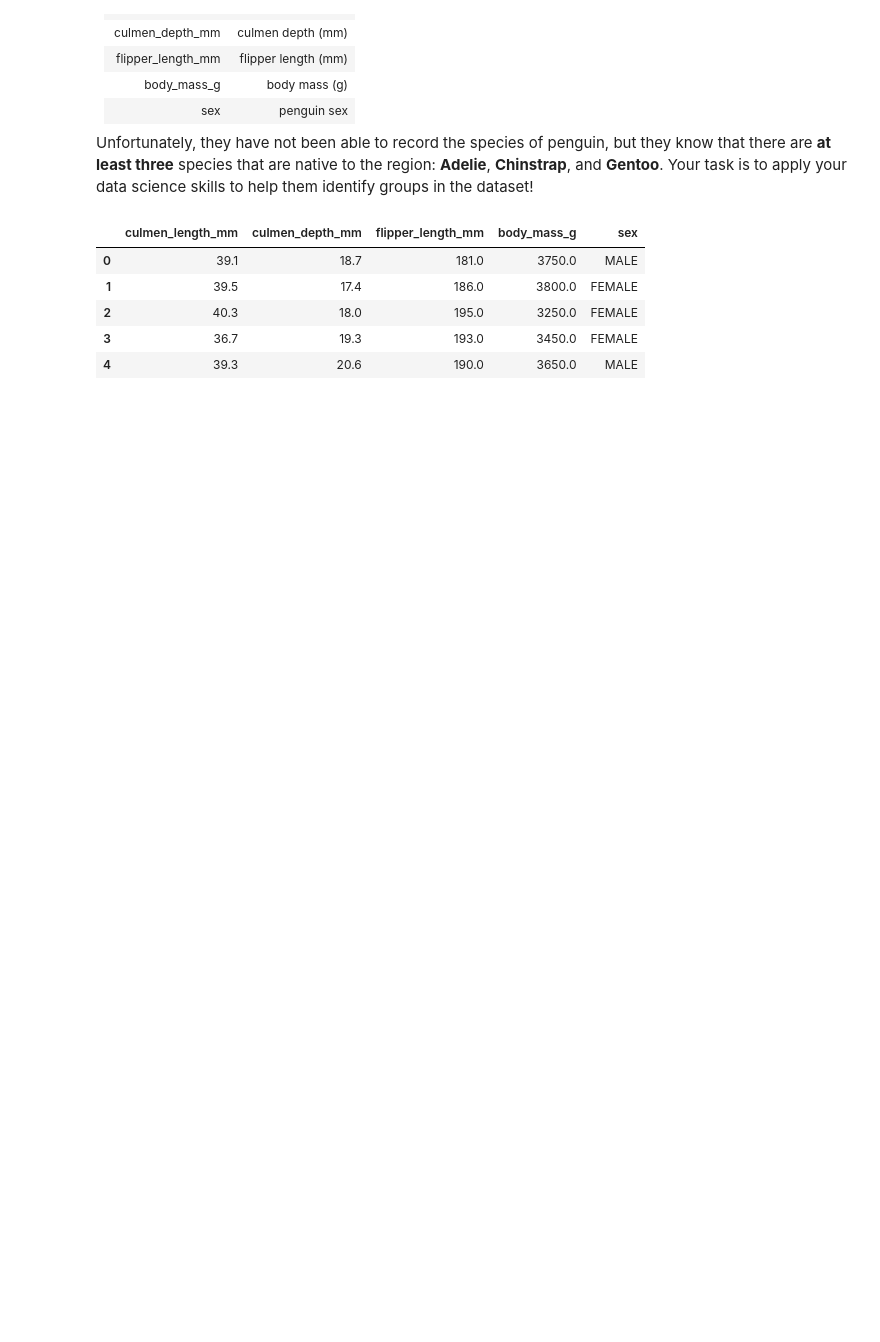
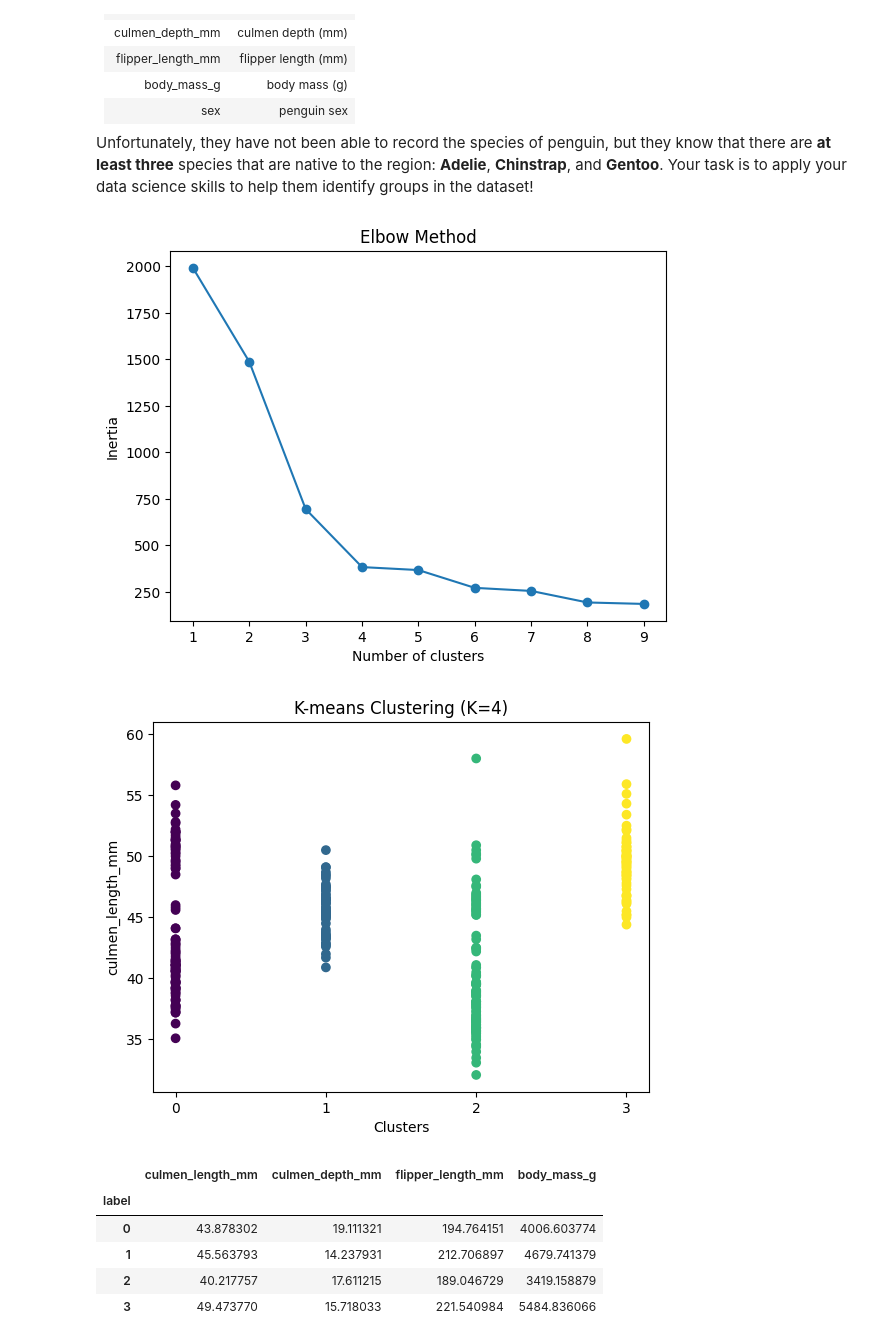
Before and after one commit to annecabz/Clustering-Antarctic-Penguin-Species, a Jupyter notebook: notebook.ipynb, the cells around one changed output. Saved outputs shown, nothing was run; the diff lists cells and outputs as text; code cells hidden in the pictures; blank space fills up the shorter version.

```diff
--- a/notebook.ipynb
+++ b/notebook.ipynb
@@ -20,35 +20,65 @@ Unfortunately, they have not been able to record the species of penguin, but the
 # %%
 # Import Required Packages
 import pandas as pd
 import matplotlib.pyplot as plt
 from sklearn.cluster import KMeans
 from sklearn.preprocessing import StandardScaler
 
 # Loading and examining the dataset
 penguins_df = pd.read_csv("penguins.csv")
-penguins_df.head()
+penguins_df
 
 # Perform preprocessing steps on the dataset to create dummy variables
 # Using get dummies method on the categorical feature
-
+categorical = pd.get_dummies(penguins_df["sex"], dtype=int)
+penguins_numerical = penguins_df.drop(columns="sex")
+penguins_categorical = pd.concat([penguins_numerical, categorical], axis=1)
 
 # Recommended: standardizing/scaling before clustering
-
+scaler = StandardScaler()
+X = scaler.fit_transform(penguins_categorical)
+penguins_scaler = pd.DataFrame(X, columns=penguins_categorical.columns)
 
 # Detect the optimal number of clusters for k-means clustering
 # Perform Elbow analysis
+inertias = []
 
+for i in range(1, 10):
+
+    kmeans = KMeans(n_clusters=i, random_state=42).fit(X)
+    inertias.append(kmeans.inertia_)
+
+plt.plot(range(1, 10), inertias, marker='o')
+plt.xlabel('Number of clusters')
+plt.ylabel('Inertia')
+plt.title('Elbow Method')
+plt.show()
 
 # Run the k-means clustering algorithm
 # k-means clustering using sklearn library and visualize the clusters
+n_clusters=4
+kmeans_cluster_4 = KMeans(n_clusters=n_clusters, random_state=42).fit(penguins_scaler)
+penguins_df["label"] = kmeans_cluster_4.labels_
 
+plt.scatter(penguins_df["label"], penguins_df["culmen_length_mm"], c=kmeans_cluster_4.labels_, cmap='viridis')
+plt.xlabel('Clusters')
+plt.ylabel('culmen_length_mm')
+plt.xticks(range(int(penguins_df['label'].min()), int(penguins_df['label'].max()) + 1))
+plt.title(f'K-means Clustering (K={n_clusters})')
+plt.show()
 
 # Create a final statistical DataFrame for each cluster
 # Create a final characteristic table for each cluster
+numeric_columns = penguins_numerical.columns
+penguins_numerical["label"] = kmeans_cluster_4.labels_
+stat_penguins = penguins_numerical.groupby('label')[numeric_columns].mean()
+stat_penguins
 # %% [output]
+[figure, added]
+[figure, added]
-|  | culmen_length_mm | culmen_depth_mm | flipper_length_mm | body_mass_g | sex |
-| 0 | 39.1 | 18.7 | 181.0 | 3750.0 | MALE |
-| 1 | 39.5 | 17.4 | 186.0 | 3800.0 | FEMALE |
-| 2 | 40.3 | 18.0 | 195.0 | 3250.0 | FEMALE |
-| 3 | 36.7 | 19.3 | 193.0 | 3450.0 | FEMALE |
-| 4 | 39.3 | 20.6 | 190.0 | 3650.0 | MALE |
+|  | culmen_length_mm | culmen_depth_mm | flipper_length_mm | body_mass_g |
+| label |  |  |  |  |
+| 0 | 43.878302 | 19.111321 | 194.764151 | 4006.603774 |
+| 1 | 45.563793 | 14.237931 | 212.706897 | 4679.741379 |
+| 2 | 40.217757 | 17.611215 | 189.046729 | 3419.158879 |
+| 3 | 49.473770 | 15.718033 | 221.540984 | 5484.836066 |
```
